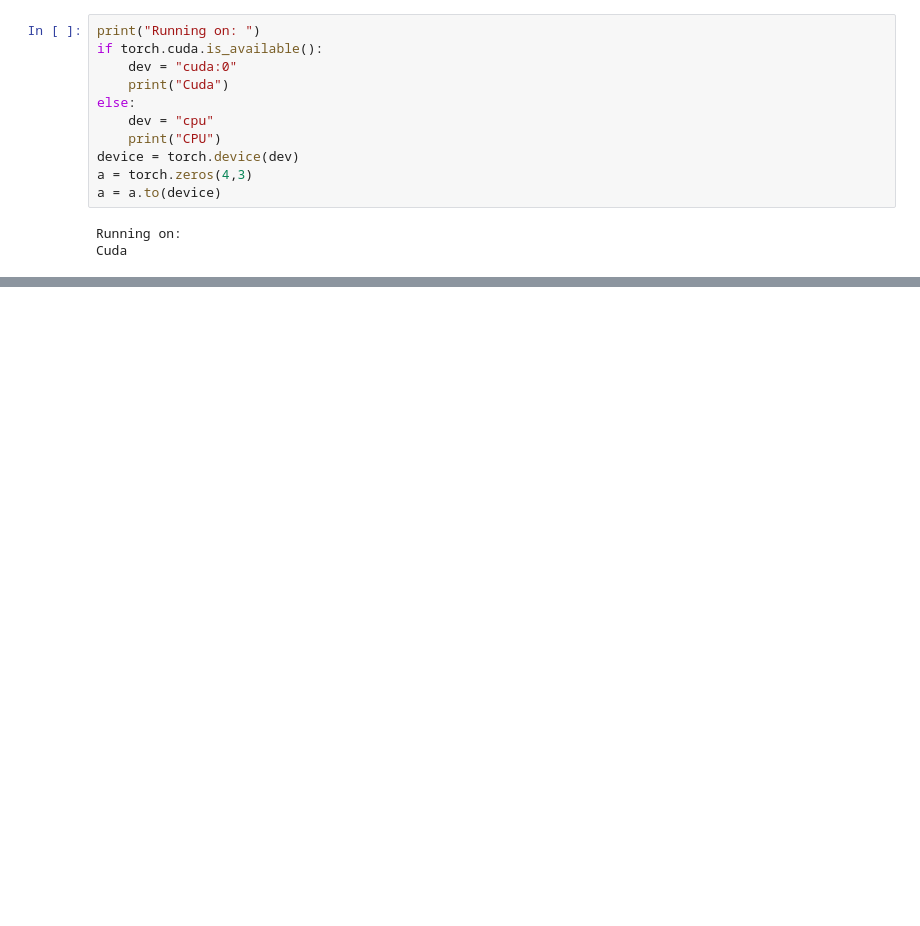
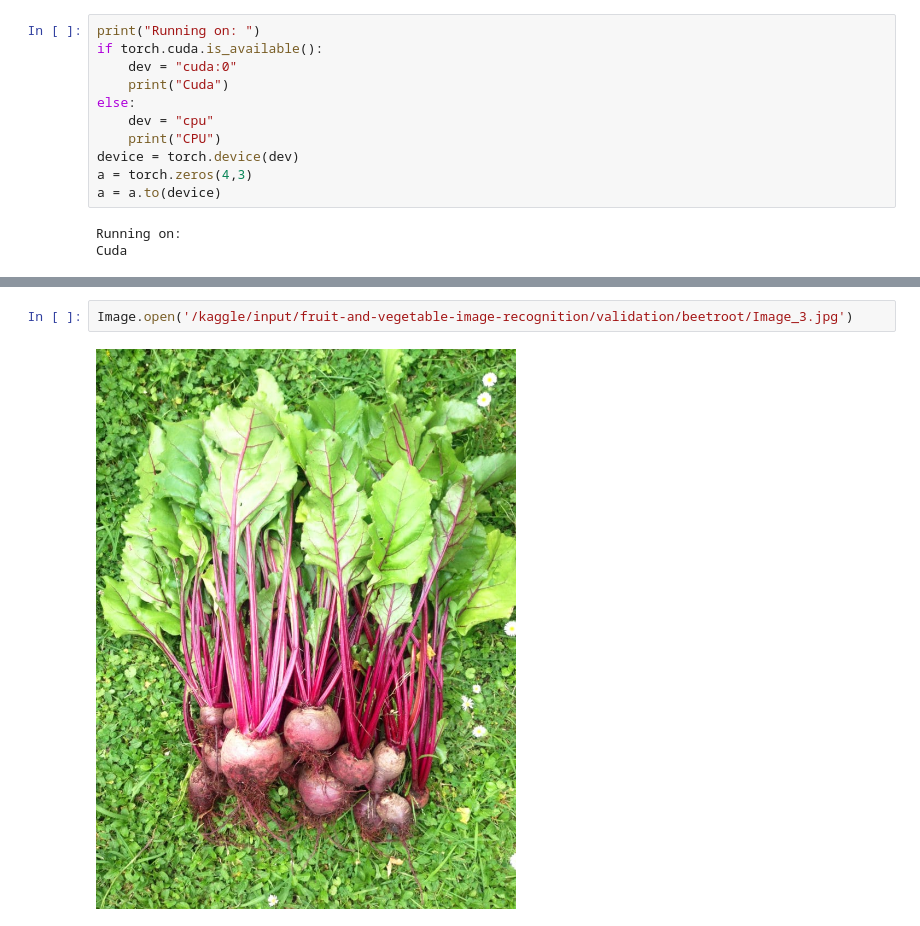
Before and after one commit to sebastianbachmaier/kaggle-notebooks, a Jupyter notebook: fruits-and-vegetables-image-recognition-dataset-nb.ipynb, the cells around one changed output, grey strips where cells are left out. Saved outputs shown, nothing was run; the diff lists cells and outputs as text; blank space fills up the shorter version.

```diff
--- a/fruits-and-vegetables-image-recognition-dataset-nb.ipynb
+++ b/fruits-and-vegetables-image-recognition-dataset-nb.ipynb
@@ -243,0 +243,4 @@ Text(0, 0.5, 'negative log likelihood loss')
+# %%
+Image.open('/kaggle/input/fruit-and-vegetable-image-recognition/validation/beetroot/Image_3.jpg')
+# %% [output]
+[figure, added]
```
Also changed, not shown: parts of 23 cells of this notebook.
